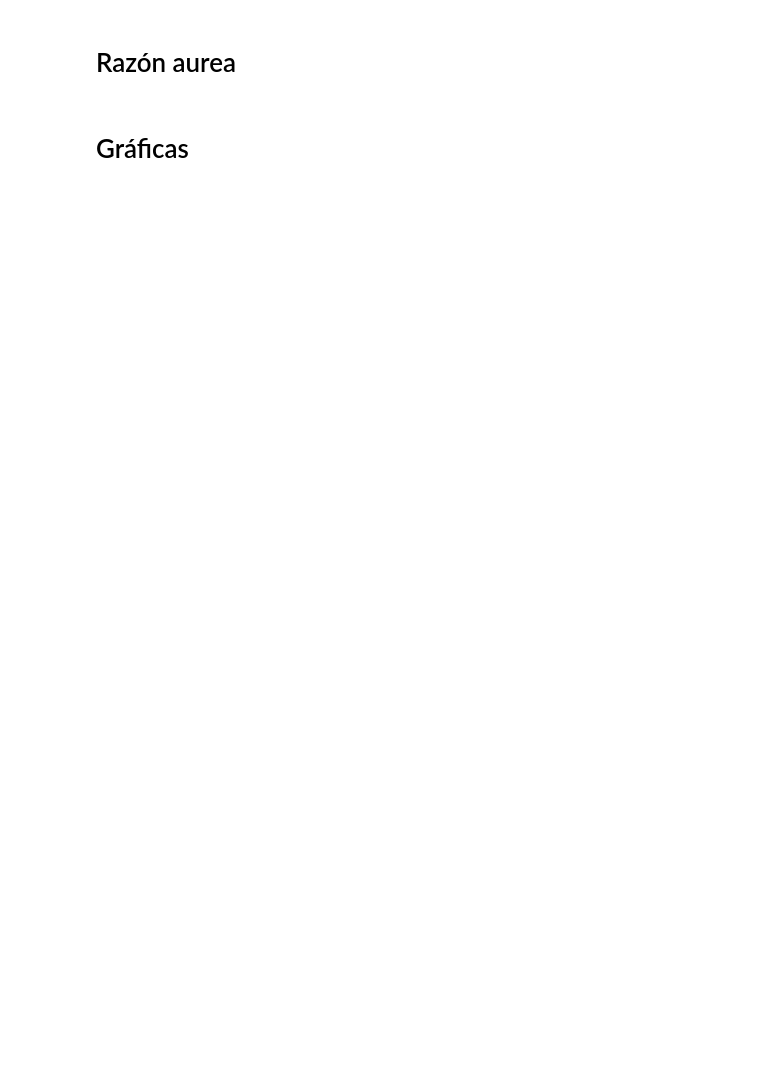
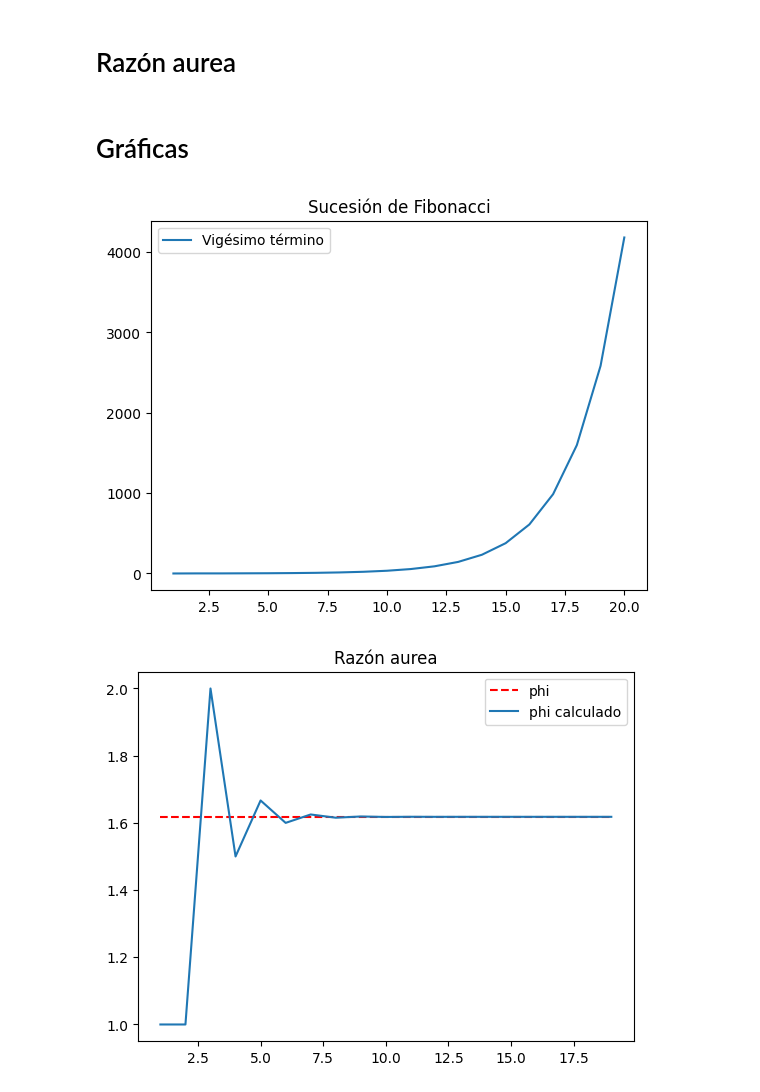
Before and after one commit to BySeru/Metodos1_SeruLopez_SergioMontoya, a Jupyter notebook: Taller 1/Fibonacci.ipynb, the cells around one changed output. Cells and saved outputs as stored; diff of their text form; code cells hidden in the pictures; blank space fills up the shorter version.

Commit message:
Se acabo Fibonacci

```diff
--- a/Taller 1/Fibonacci.ipynb
+++ b/Taller 1/Fibonacci.ipynb
@@ -25,17 +33,44 @@ def fibonacci(term=20):
 # %% [markdown]
 # Razón aurea
 # %%
-def aurea():
+def aurea(list=fibonacci()):
     phi=(1+(5)**(1/2))/2
-    list=fibonacci()
     phi_lim=[]
+    phi_list=[]
     n_1=1
 
     for n_2 in range(1,len(list)):
         phi_f=list[n_2]/list[n_1]
         phi_lim.append(phi_f)
+        phi_list.append(phi)
         n_1=n_2
 
-    return phi_lim
+    return phi_lim,phi_list
 # %% [markdown]
 # Gráficas
+# %%
+def eje_x(list:list):
+    n_list=[]
+    for i in range(len(list)):
+        n_list.append(i+1)
+    return n_list
+
+coor_y=fibonacci()
+coor_x=eje_x(coor_y)
+fig,ax=plt.subplots()
+ax.plot(coor_x,coor_y, label="Vigésimo término")
+ax.set_title('Sucesión de Fibonacci')
+leg = ax.legend()
+plt.show()
+
+coor_y,phi=aurea(coor_y)
+coor_x=eje_x(coor_y)
+fig,ax=plt.subplots()
+ax.plot(coor_x,phi, "--r", label='phi')
+ax.plot(coor_x,coor_y, label="phi calculado")
+ax.set_title('Razón aurea')
+leg = ax.legend()
+plt.show()
+# %% [output]
+[figure, added]
+[figure, added]
```
Also changed, not shown: parts of 3 cells of this notebook.
